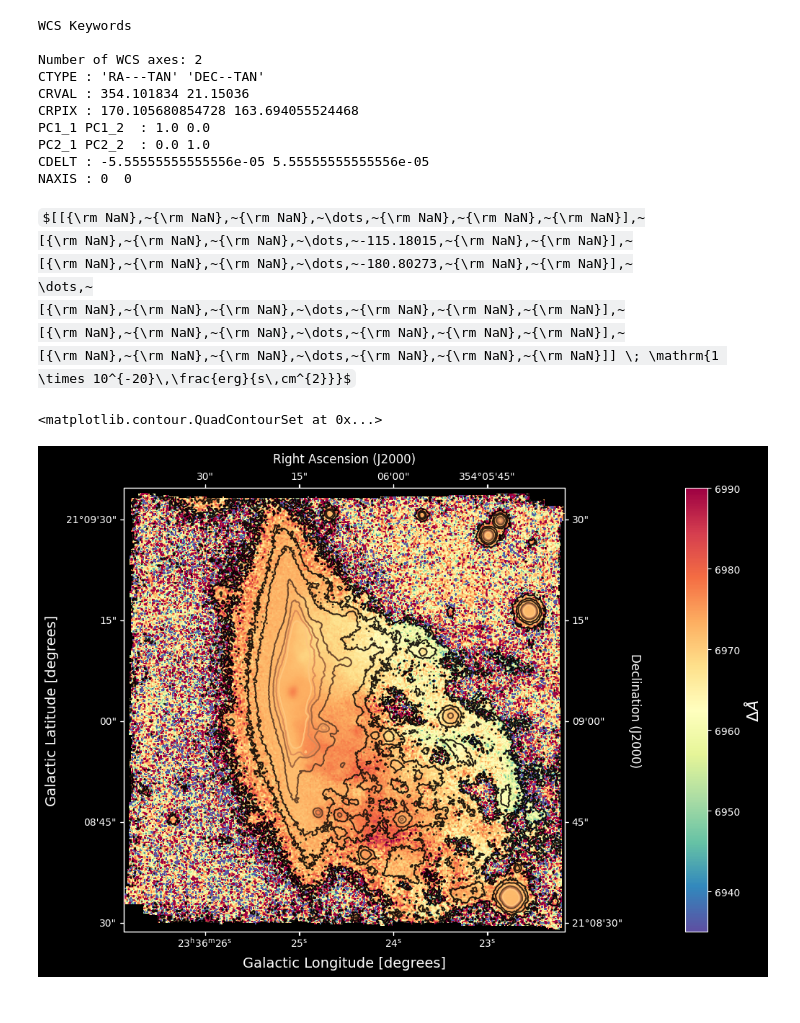
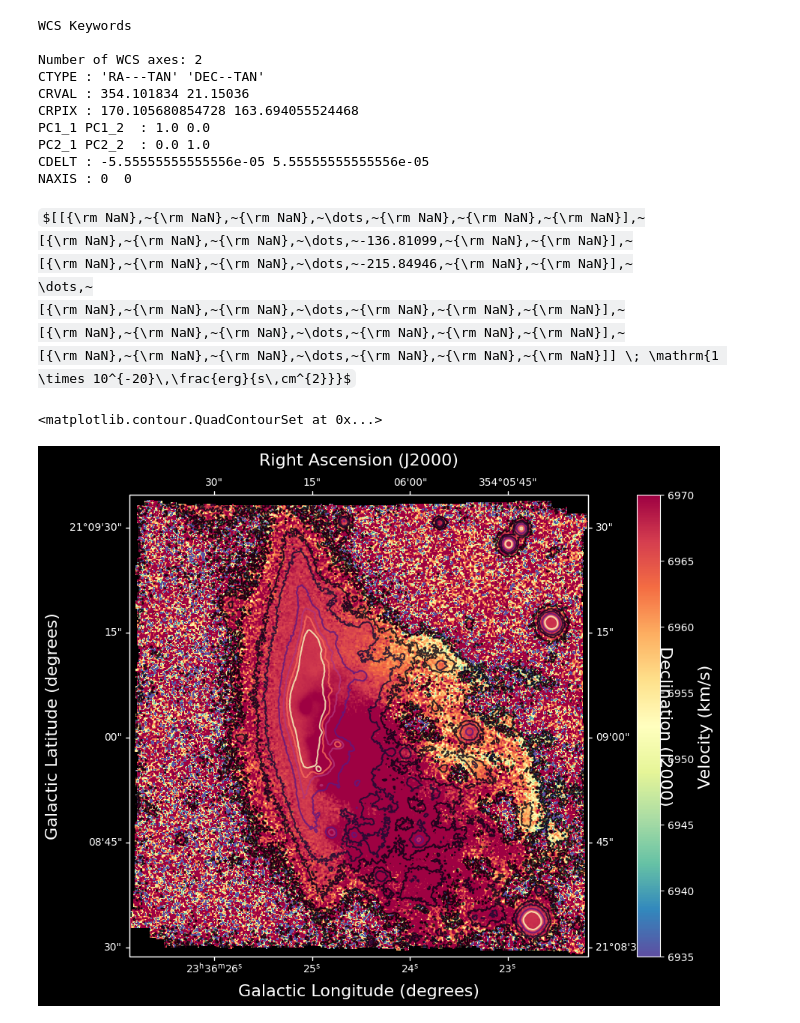
Before and after one commit to patito-mary/electivodatos, a Jupyter notebook: cosas.ipynb, the cells around one changed output. Drawn from its saved outputs; the diff is of its cells as text; code cells hidden in the pictures; some formulas as TeX source.

```diff
--- a/cosas.ipynb
+++ b/cosas.ipynb
@@ -52,7 +39,7 @@ SpectralCube with shape=(3682, 330, 328) and unit=1e-20 erg / (Angstrom s cm2):
  n_y:    330  type_y: DEC--TAN  unit_y: deg    range:    21.141321 deg:   21.159599 deg
  n_s:   3682  type_s: AWAV      unit_s: Angstrom  range:     4750.401 Angstrom:    9351.651 Angstrom
 # %%
-sub_cube_slab = sub_cube.spectral_slab(6941*u.AA , 7001.*u.AA)
+sub_cube_slab = sub_cube.spectral_slab(6931*u.AA , 7001*u.AA)
 
 print(sub_cube_slab)
 # %% [output]
@@ -107,8 +98,8 @@ NAXIS : 0  0
 moment_0
 # %% [output]
 $[[{\rm NaN},~{\rm NaN},~{\rm NaN},~\dots,~{\rm NaN},~{\rm NaN},~{\rm NaN}],~
- [{\rm NaN},~{\rm NaN},~{\rm NaN},~\dots,~-115.18015,~{\rm NaN},~{\rm NaN}],~
- [{\rm NaN},~{\rm NaN},~{\rm NaN},~\dots,~-180.80273,~{\rm NaN},~{\rm NaN}],~
+ [{\rm NaN},~{\rm NaN},~{\rm NaN},~\dots,~-136.81099,~{\rm NaN},~{\rm NaN}],~
+ [{\rm NaN},~{\rm NaN},~{\rm NaN},~\dots,~-215.84946,~{\rm NaN},~{\rm NaN}],~
  \dots,~
  [{\rm NaN},~{\rm NaN},~{\rm NaN},~\dots,~{\rm NaN},~{\rm NaN},~{\rm NaN}],~
  [{\rm NaN},~{\rm NaN},~{\rm NaN},~\dots,~{\rm NaN},~{\rm NaN},~{\rm NaN}],~
@@ -116,38 +107,33 @@ $[[{\rm NaN},~{\rm NaN},~{\rm NaN},~\dots,~{\rm NaN},~{\rm NaN},~{\rm NaN}],~
 # %%
 %matplotlib inline
 # Initiate a figure and axis object with WCS projection information
 fig = plt.figure(figsize=(12, 8))
 ax = fig.add_subplot(111, projection=moment_1.wcs)
-plt.style.use('dark_background')
 
 # Display the moment map image
-im = ax.imshow(moment_1.hdu.data, cmap='Spectral_r', vmin=6935, vmax=6990)
+im = ax.imshow(moment_1.hdu.data, cmap='Spectral_r', vmin=6935, vmax=6970)
 #ax.invert_yaxis()  # Flips the Y axis
 
-
 # Add axes labels
-ax.set_facecolor('black')
-ax.set_xlabel("Galactic Longitude [degrees]", fontsize=14)
-ax.set_ylabel("Galactic Latitude [degrees]", fontsize=14)
-
+ax.set_xlabel("Galactic Longitude (degrees)", fontsize=16)
+ax.set_ylabel("Galactic Latitude (degrees)", fontsize=16)
 
 # Add a colorbar
-cbar = plt.colorbar(im, pad=.18)
-cbar.set_label('$\Delta \AA$', size=16, color='white')
+cbar = plt.colorbar(im, pad=.07)
+cbar.set_label('Velocity (km/s)', size=16)
 
 # Overlay set of RA/Dec Axes
 overlay = ax.get_coords_overlay('fk5')
 #overlay.grid(color='white', ls='dotted', lw=2)
-overlay[0].set_axislabel('Right Ascension (J2000)', fontsize=12)
-overlay[1].set_axislabel('Declination (J2000)', fontsize=12)
-
+overlay[0].set_axislabel('Right Ascension (J2000)', fontsize=16)
+overlay[1].set_axislabel('Declination (J2000)', fontsize=16)
 
 # Overplot column density contours
 levels = (1e20, 5e20, 1e21, 3e21, 5e21, 7e21, 1e22)  # Define contour levels to use
-ax.contour(hi_column_density.hdu.data, cmap='copper', alpha=0.9, levels=levels)
+ax.contour(hi_column_density.hdu.data, cmap='magma', alpha=0.8, levels=levels)
 # %% [output]
 <matplotlib.contour.QuadContourSet at 0x...>
-[figure, old version]
+[figure, new version]
 # %%
 %matplotlib inline
 # Initiate a figure and axis object with WCS projection information
```
Also changed, not shown: parts of 7 cells of this notebook, 3 other files.
